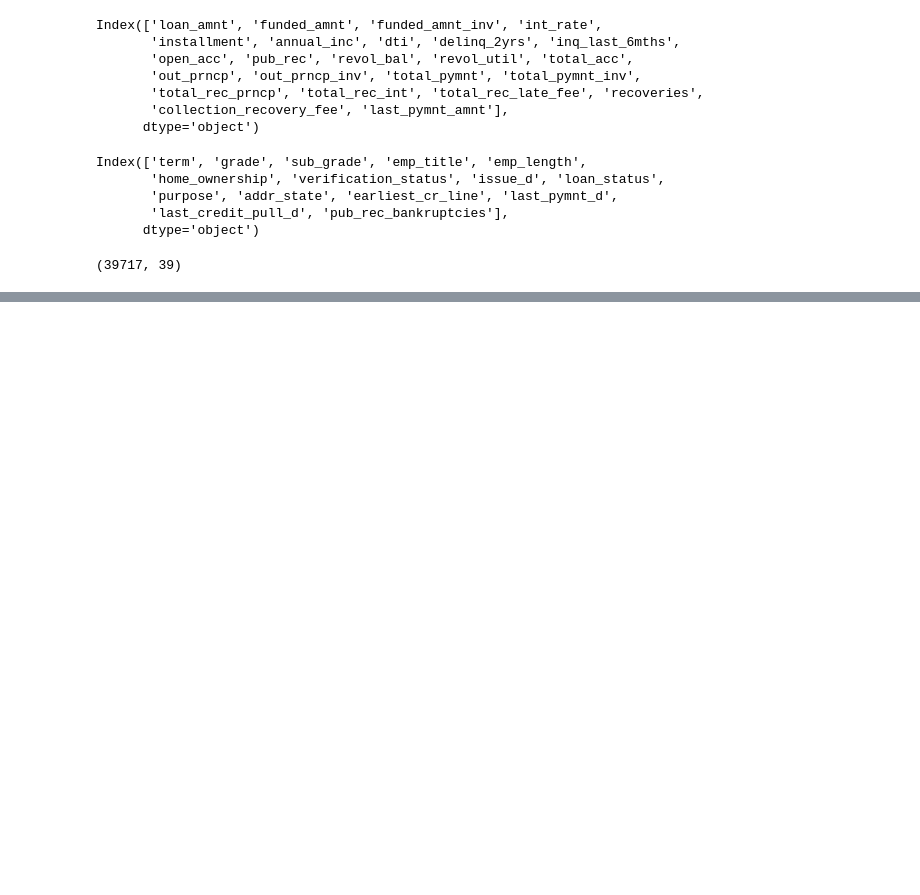
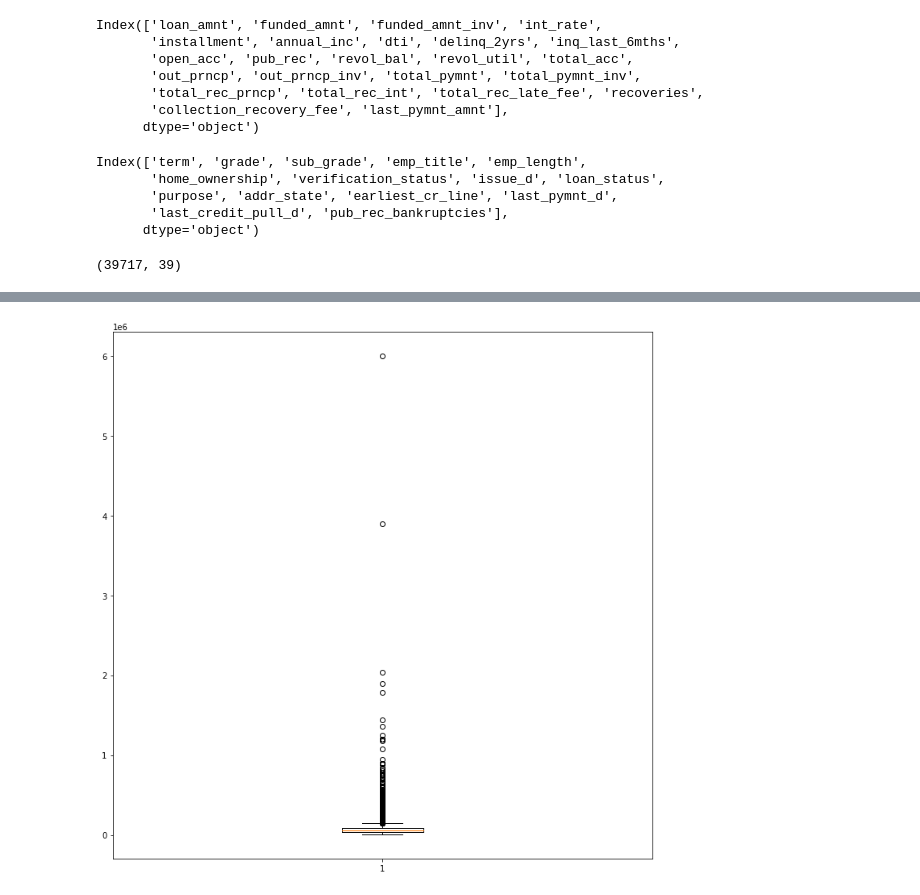
Before and after one commit to pndy19/lending_club_case_study, a Jupyter notebook: Lending_Club.ipynb, the cells around one changed output, grey strips where cells are left out. Saved outputs shown, nothing was run; the diff lists cells and outputs as text; code cells hidden in the pictures; blank space fills up the shorter version.

```diff
--- a/Lending_Club.ipynb
+++ b/Lending_Club.ipynb
@@ -327,0 +409,8 @@ df_loan.shape
+# %%
+# Shows distribution of Annual Income of persons taken loan
+
+plt.figure(figsize=(12, 12))
+plt.boxplot(df_loan['annual_inc'])
+plt.show()
+# %% [output]
+[figure, added]
```
Also changed, not shown: parts of 34 cells of this notebook.
